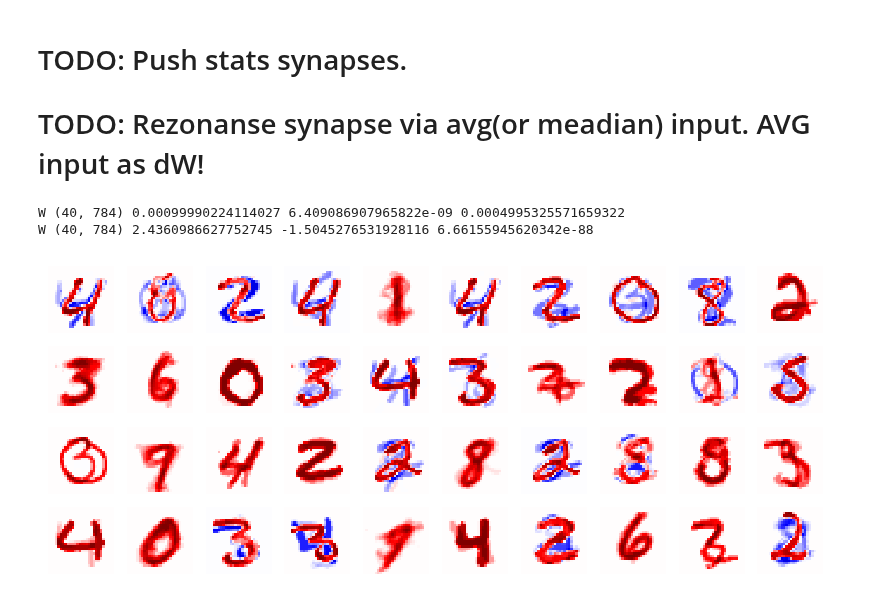
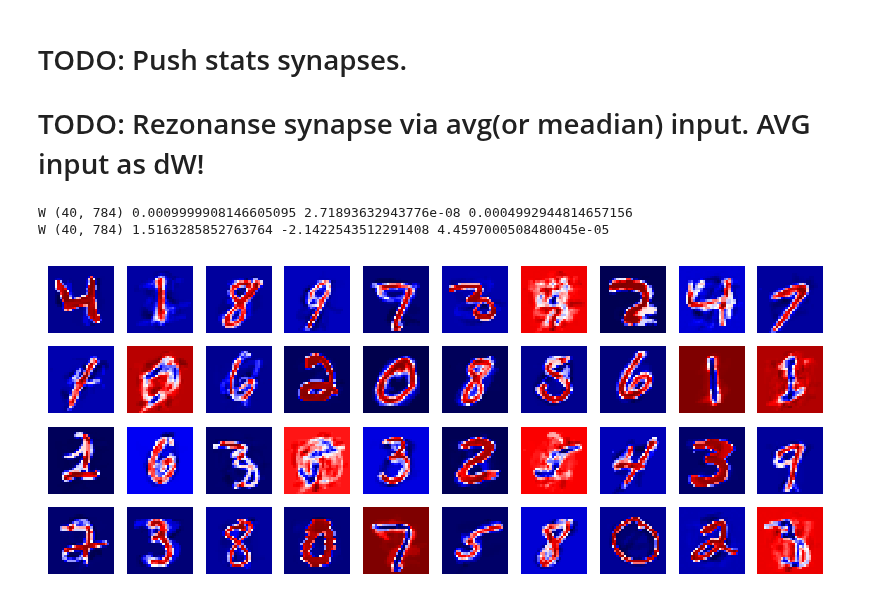
Before and after one commit to ivanoid768/bio_hebbian_with_neighbour_synapse_enforcement, a Jupyter notebook: resonance_synapses.ipynb, the cells around one changed output. Drawn from its saved outputs; the diff is of its cells as text; code cells hidden in the pictures.

```diff
--- a/resonance_synapses.ipynb
+++ b/resonance_synapses.ipynb
@@ -38,8 +38,11 @@ O = np.zeros(layer_size)
 W = np.random.rand(O.size, I.size) * 0.001
 print('W', W.shape, W.max(), W.min(), np.median(W))
 
-push_delta = 0.4*2
-k = 3
+WinC = np.ones(O.shape)
+S = np.ones(W.shape)
+
+k = 1
+push_delta = 0.4
 
 prec = 1e-30
 
@@ -56,19 +59,21 @@ for epoch_idx in range(epoch_cnt):
         I = np.array(img) / 255
 
         DO = np.exp((W - I)**2 * -20.0)
-        O = np.sum(DO, axis=1)
+        O = np.sum((DO * S), axis=1)
 
         # train
         winner_ids = np.argsort(O)[::-1]
+
         D = np.zeros(O.shape)
         D[winner_ids[0]] = 1
-        D[winner_ids[0]] = -push_delta
+        D[winner_ids[1:1+k]] = -push_delta
         D = D[np.newaxis].T
 
-        dW = (W - I)
+        dW = -(W - I)
 
         # norm
-        nc = np.max(np.abs(dW), axis=1)
+        # nc = np.max(np.abs(dW), axis=1)
+        nc = np.linalg.norm(dW, axis=1, ord=1)
         nc[np.where(nc < prec)] = prec
         nc = nc[np.newaxis].T
         dW /= nc
@@ -79,32 +84,36 @@ for epoch_idx in range(epoch_cnt):
 
         W += dW * O * D * eps
 
+        # stat synapse
+
+
 print('W', W.shape, W.max(), W.min(), np.median(W))
 # %% [output]
-W (40, 784) 0.00099990224114027 6.409086907965822e-09 0.0004995325571659322
-W (40, 784) 2.4360986627752745 -1.5045276531928116 6.66155945620342e-88
+W (40, 784) 0.0009999908146605095 2.71893632943776e-08 0.0004992944814657156
+W (40, 784) 1.5163285852763764 -2.1422543512291408 4.4597000508480045e-05
 # %%
 row_size = 10
 col_size = int(layer_size / row_size)
 
 figure(figsize=(row_size, col_size))
 
 for col_idx in range(col_size):
     for row_idx in range(row_size):
         n_W_idx = col_idx * row_size + row_idx
 
         aimg = W[n_W_idx].reshape(img_side, img_side)
 
         subplot(col_size, row_size, n_W_idx + 1)
 
         imshow(aimg,
                interpolation='none',
                aspect='auto',
-               cmap='seismic',
-               vmax=np.max(np.abs(aimg)),
-               vmin=-np.max(np.abs(aimg)))
+               cmap='seismic',  # seismic
+               #    vmax=np.max(np.abs(aimg)),
+               #    vmin=-np.max(np.abs(aimg))
+               )
         axis("off")
 
 show()
 # %% [output]
-[figure, old version]
+[figure, new version]
```
